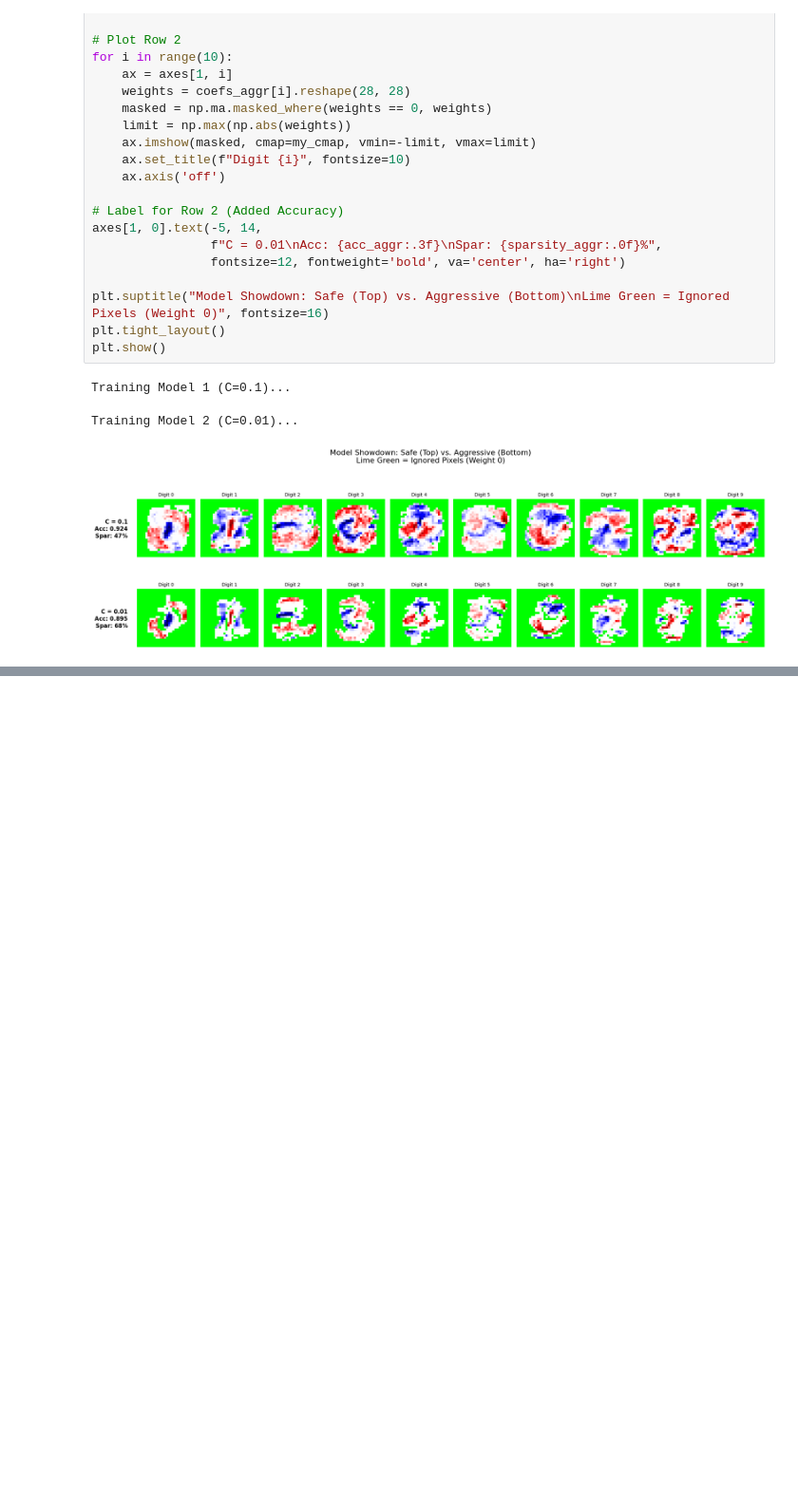
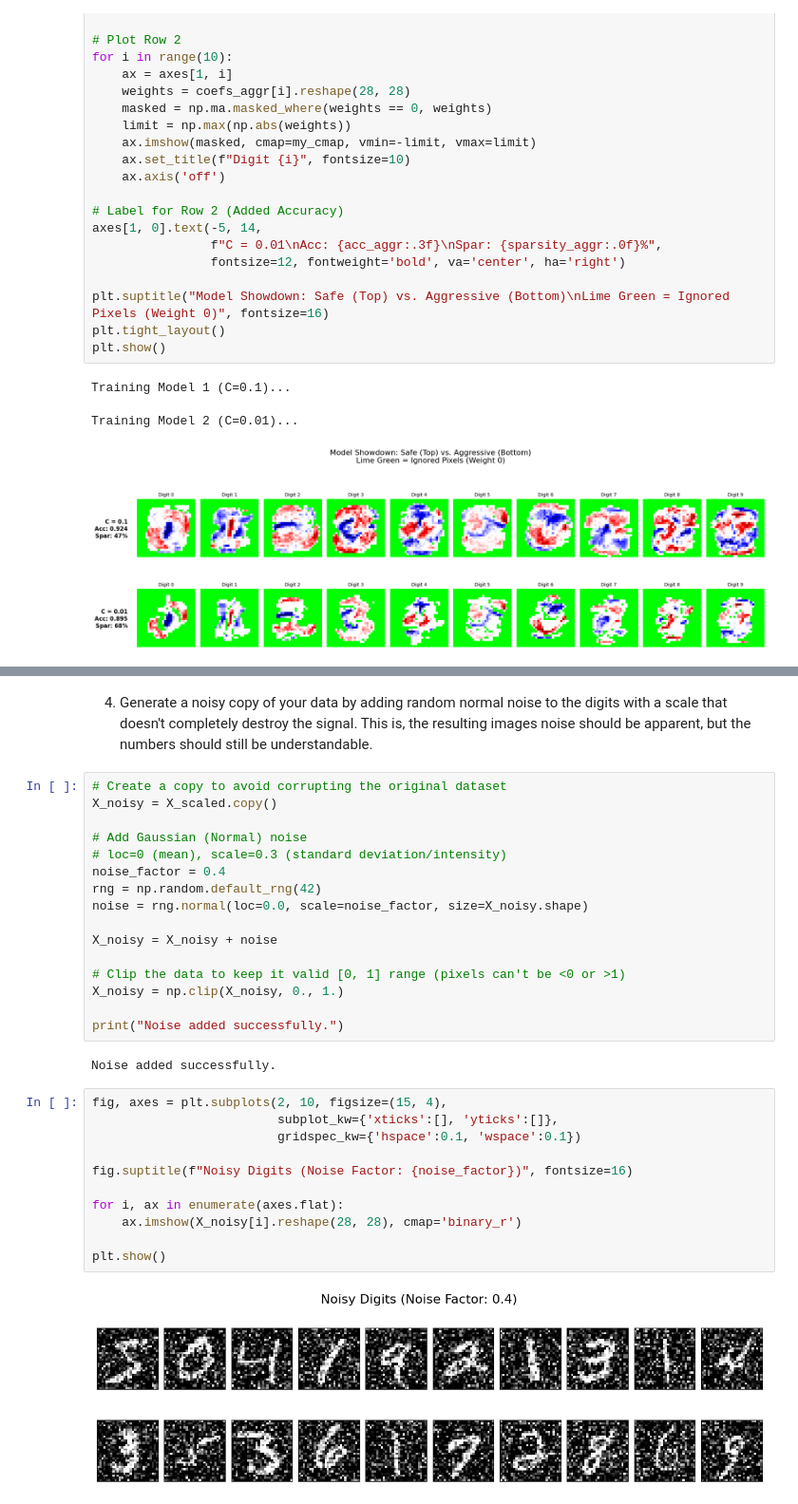
Before and after one commit to jamiefostergrime2/MachineLearningMNIST, a Jupyter notebook: Part2MachineLearning.ipynb, the cells around one changed output, grey strips where cells are left out. Shown at 95% size. Saved outputs shown, nothing was run; the diff lists cells and outputs as text; blank space fills up the shorter version.

```diff
--- a/Part2MachineLearning.ipynb
+++ b/Part2MachineLearning.ipynb
@@ -261,0 +368,33 @@ Training Model 2 (C=0.01)...
+# %% [markdown]
+4. Generate a noisy copy of your data by adding random normal noise to the digits with a scale that doesn't completely destroy the signal. This is, the resulting images noise should be apparent, but the numbers should still be understandable.
+# %%
+# Create a copy to avoid corrupting the original dataset
+X_noisy = X_scaled.copy()
+
+# Add Gaussian (Normal) noise
+# loc=0 (mean), scale=0.3 (standard deviation/intensity)
+noise_factor = 0.4
+rng = np.random.default_rng(42)
+noise = rng.normal(loc=0.0, scale=noise_factor, size=X_noisy.shape)
+
+X_noisy = X_noisy + noise
+
+# Clip the data to keep it valid [0, 1] range (pixels can't be <0 or >1)
+X_noisy = np.clip(X_noisy, 0., 1.)
+
+print("Noise added successfully.")
+# %% [output]
+Noise added successfully.
+# %%
+fig, axes = plt.subplots(2, 10, figsize=(15, 4),
+                         subplot_kw={'xticks':[], 'yticks':[]},
+                         gridspec_kw={'hspace':0.1, 'wspace':0.1})
+
+fig.suptitle(f"Noisy Digits (Noise Factor: {noise_factor})", fontsize=16)
+
+for i, ax in enumerate(axes.flat):
+    ax.imshow(X_noisy[i].reshape(28, 28), cmap='binary_r')
+
+plt.show()
+# %% [output]
+[figure, added]
```
Also changed, not shown: parts of 7 cells of this notebook.
